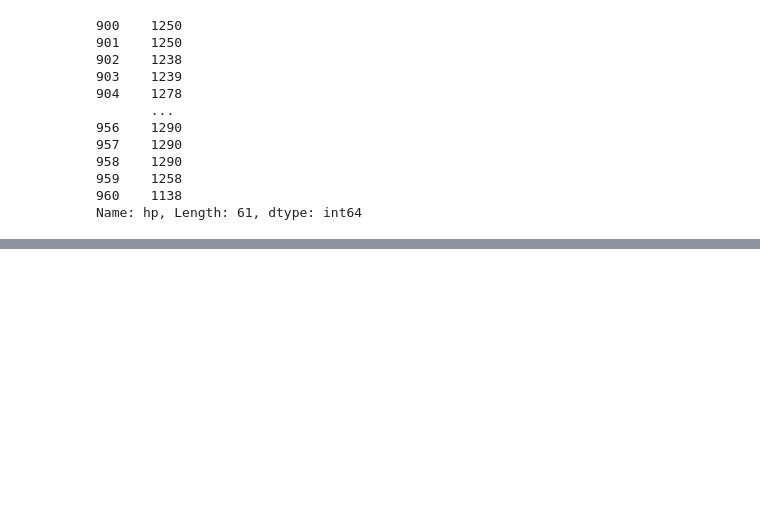
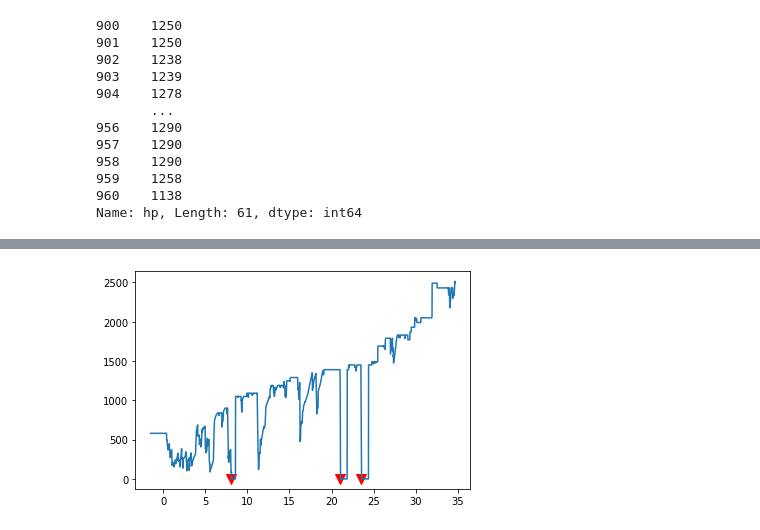
Before and after one commit to arch1baald/woodota, a Jupyter notebook: notebooks/highlights.ipynb, the cells around one changed output, grey strips where cells are left out. Drawn from its saved outputs; the diff is of its cells as text; code cells hidden in the pictures; blank space fills up the shorter version.

```diff
--- a/notebooks/highlights.ipynb
+++ b/notebooks/highlights.ipynb
@@ -49,0 +65,7 @@ Name: hp, Length: 61, dtype: int64
+# %%
+fig, ax = plt.subplots()
+ax.plot(player.hp.index / 60, player.hp)
+ax.scatter(x=player.deaths['time'] / 60, y=np.full(player.deaths.shape[0], 0), color='r', marker='v', s=100)
+plt.show()
+# %% [output]
+[figure, added]
```
Also changed, not shown: parts of 14 cells of this notebook, 5 other files.
